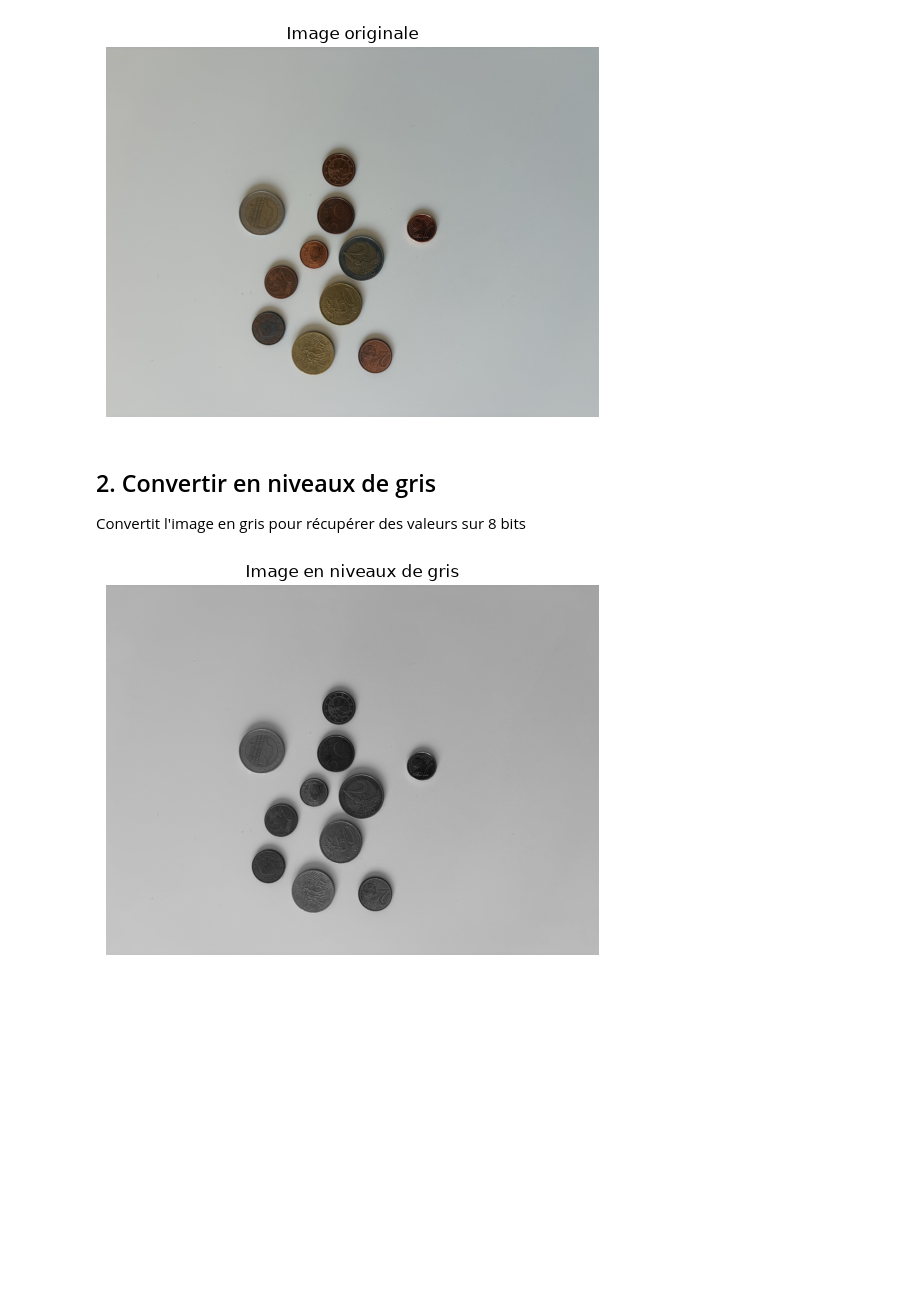
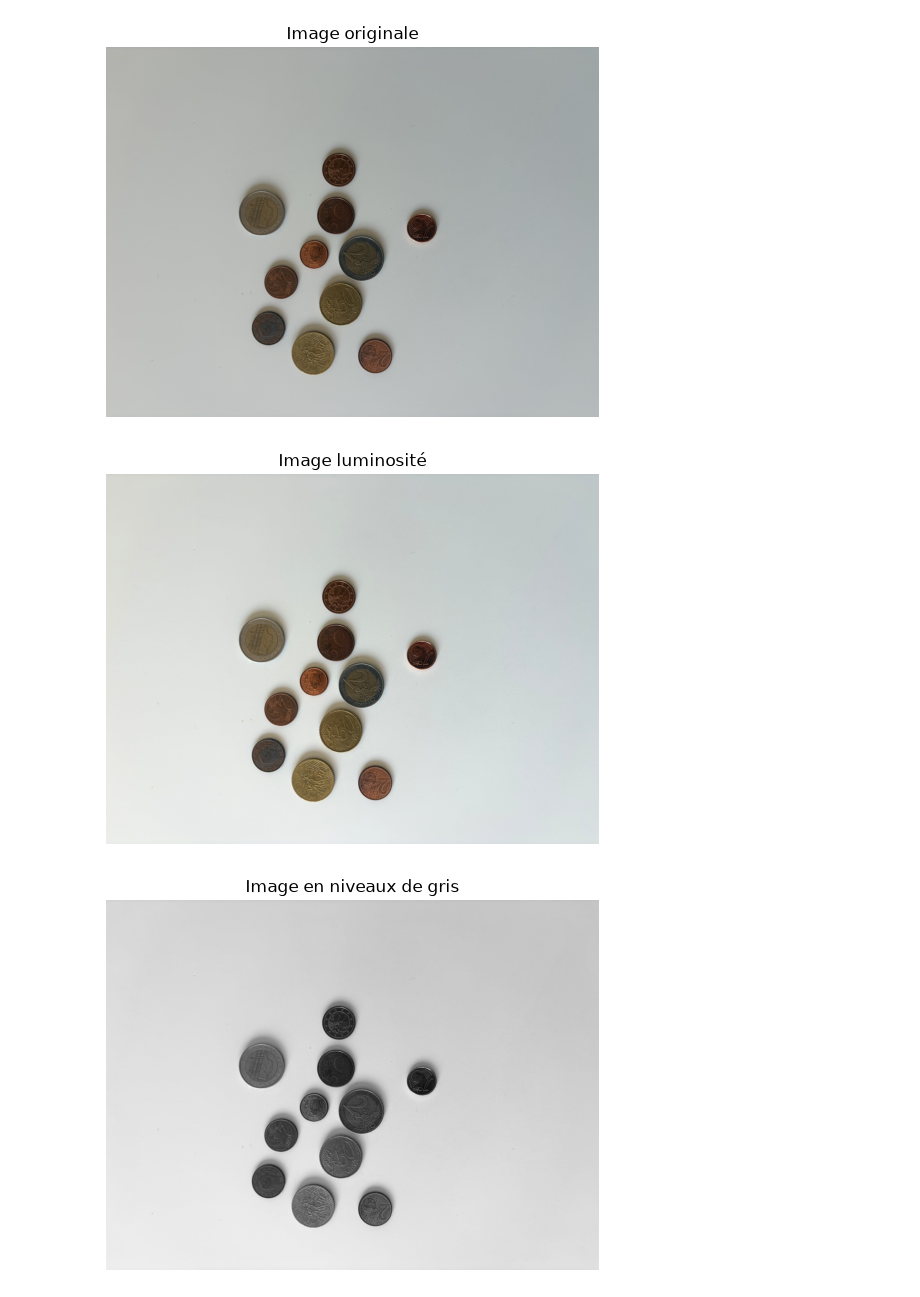
Before and after one commit to GraindeRiz/signaux_monnaie, a Jupyter notebook: main.ipynb, the cells around one changed output. Cells and saved outputs as stored; diff of their text form; code cells hidden in the pictures; blank space fills up the shorter version.

```diff
--- a/main.ipynb
+++ b/main.ipynb
@@ -19,10 +19,17 @@ plt.axis("off")
 plt.show();
 # %% [output]
 [figure]
-# %% [markdown]
-## 2. Convertir en niveaux de gris
-
-Convertit l'image en gris pour récupérer des valeurs sur 8 bits
+# %%
+# Ameliorer la luminosté
+
+from modules.luminosite import ameliorer_luminosite
+
+image_lum = ameliorer_luminosite(image_originale)
+plt.imshow(image_lum)
+plt.title("Image luminosité")
+plt.axis("off");
+# %% [output]
+[figure, added]
 # %%
 # Convertir l’image en niveaux de gris
 
```
Also changed, not shown: parts of 13 cells of this notebook, 9 other files.
